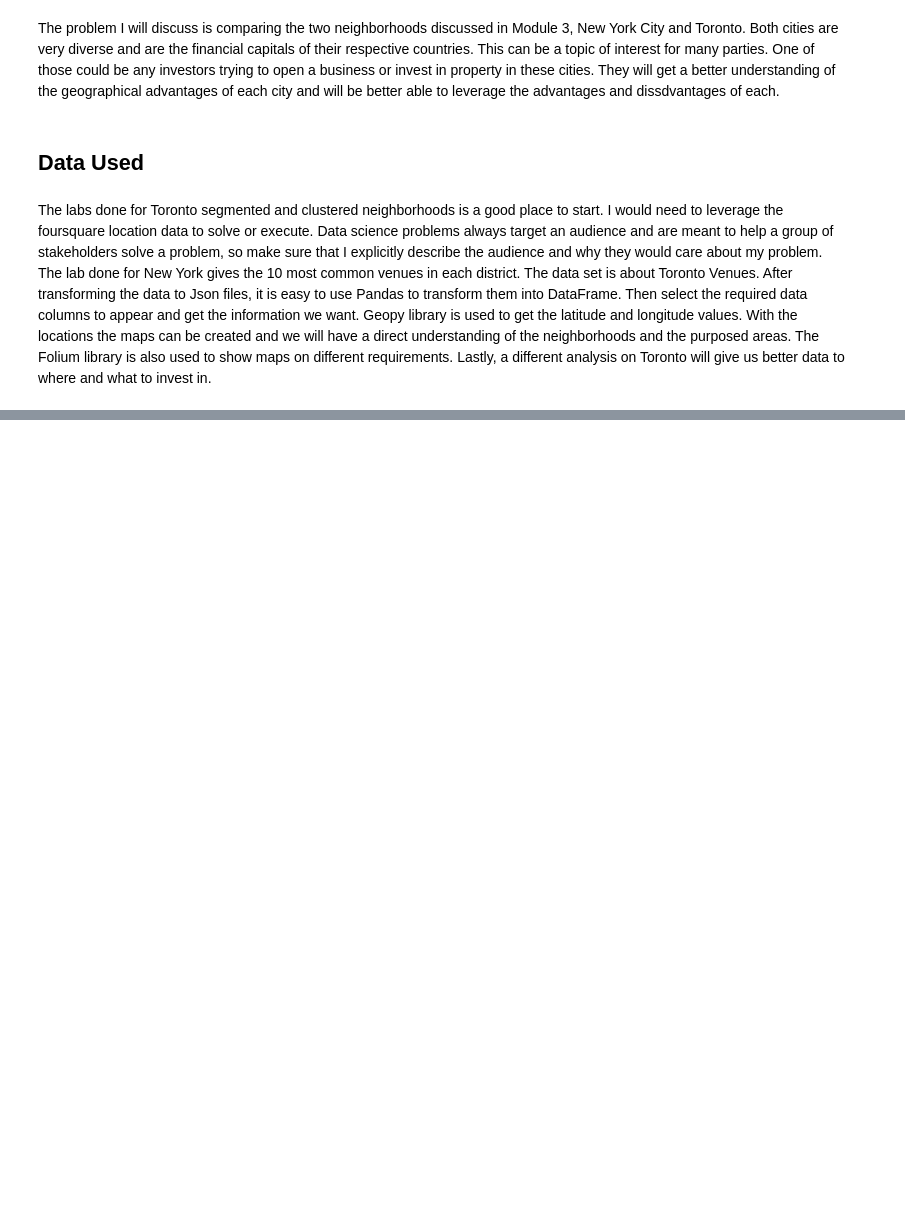
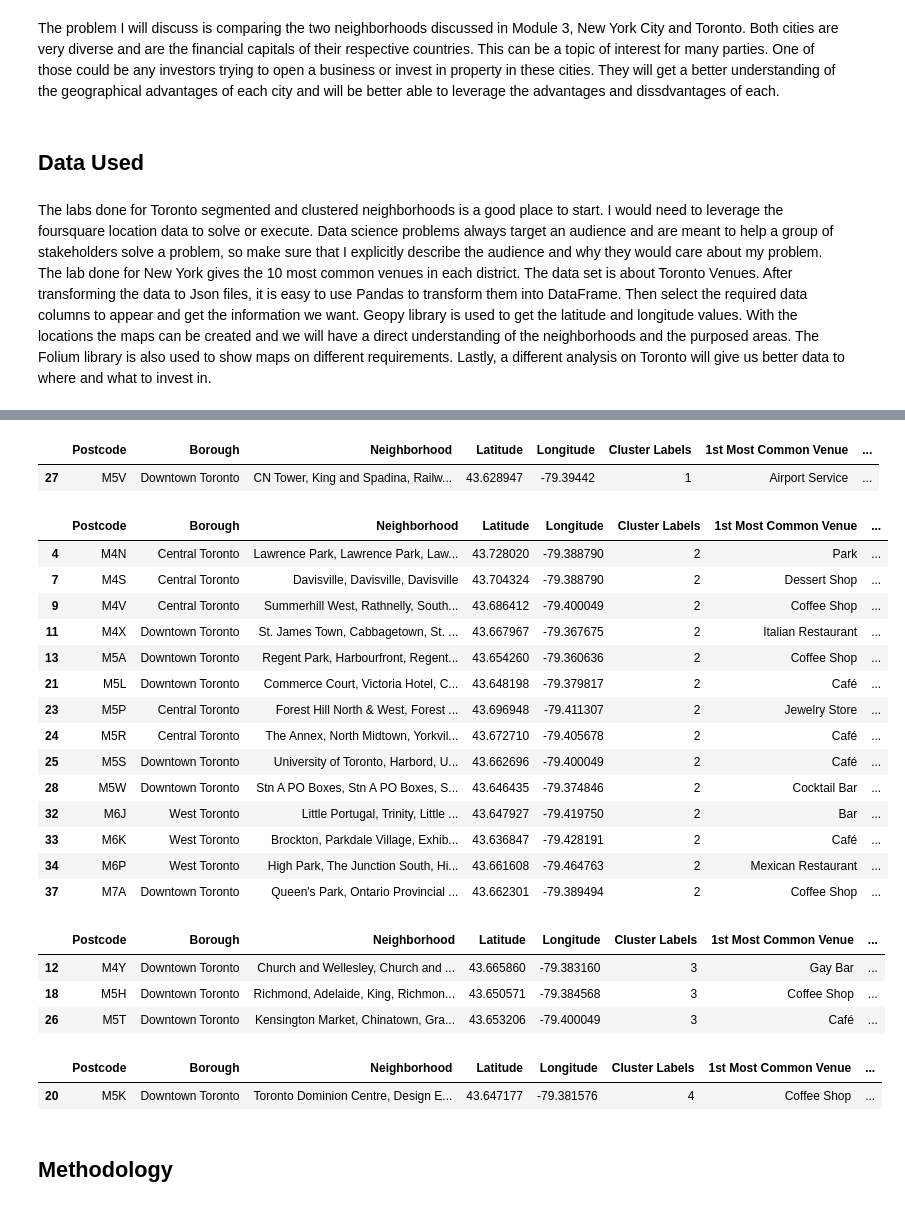
Before and after one commit to mfatima3/Coursera_Capstone, a Jupyter notebook: The Battle of Neighborhoods Report.ipynb, the cells around one changed output, grey strips where cells are left out. Drawn from its saved outputs; the diff is of its cells as text; code cells hidden in the pictures; blank space fills up the shorter version.

```diff
--- a/The Battle of Neighborhoods Report.ipynb
+++ b/The Battle of Neighborhoods Report.ipynb
@@ -10,0 +406,37 @@ The labs done for Toronto segmented and clustered neighborhoods is a good place
+# %%
+toronto_merged[toronto_merged['Cluster Labels']==1]
+# %% [output]
+|  | Postcode | Borough | Neighborhood | Latitude | Longitude | Cluster Labels | 1st Most Common Venue | ... |
+| 27 | M5V | Downtown Toronto | CN Tower, King and Spadina, Railw... | 43.628947 | -79.39442 | 1 | Airport Service | ... |
+# %%
+toronto_merged[toronto_merged['Cluster Labels']==2]
+# %% [output]
+|  | Postcode | Borough | Neighborhood | Latitude | Longitude | Cluster Labels | 1st Most Common Venue | ... |
+| 4 | M4N | Central Toronto | Lawrence Park, Lawrence Park, Law... | 43.728020 | -79.388790 | 2 | Park | ... |
+| 7 | M4S | Central Toronto | Davisville, Davisville, Davisville | 43.704324 | -79.388790 | 2 | Dessert Shop | ... |
+| 9 | M4V | Central Toronto | Summerhill West, Rathnelly, South... | 43.686412 | -79.400049 | 2 | Coffee Shop | ... |
+| 11 | M4X | Downtown Toronto | St. James Town, Cabbagetown, St. ... | 43.667967 | -79.367675 | 2 | Italian Restaurant | ... |
+| 13 | M5A | Downtown Toronto | Regent Park, Harbourfront, Regent... | 43.654260 | -79.360636 | 2 | Coffee Shop | ... |
+| 21 | M5L | Downtown Toronto | Commerce Court, Victoria Hotel, C... | 43.648198 | -79.379817 | 2 | Café | ... |
+| 23 | M5P | Central Toronto | Forest Hill North & West, Forest ... | 43.696948 | -79.411307 | 2 | Jewelry Store | ... |
+| 24 | M5R | Central Toronto | The Annex, North Midtown, Yorkvil... | 43.672710 | -79.405678 | 2 | Café | ... |
+| 25 | M5S | Downtown Toronto | University of Toronto, Harbord, U... | 43.662696 | -79.400049 | 2 | Café | ... |
+| 28 | M5W | Downtown Toronto | Stn A PO Boxes, Stn A PO Boxes, S... | 43.646435 | -79.374846 | 2 | Cocktail Bar | ... |
+| 32 | M6J | West Toronto | Little Portugal, Trinity, Little ... | 43.647927 | -79.419750 | 2 | Bar | ... |
+| 33 | M6K | West Toronto | Brockton, Parkdale Village, Exhib... | 43.636847 | -79.428191 | 2 | Café | ... |
+| 34 | M6P | West Toronto | High Park, The Junction South, Hi... | 43.661608 | -79.464763 | 2 | Mexican Restaurant | ... |
+| 37 | M7A | Downtown Toronto | Queen's Park, Ontario Provincial ... | 43.662301 | -79.389494 | 2 | Coffee Shop | ... |
+# %%
+toronto_merged[toronto_merged['Cluster Labels']==3]
+# %% [output]
+|  | Postcode | Borough | Neighborhood | Latitude | Longitude | Cluster Labels | 1st Most Common Venue | ... |
+| 12 | M4Y | Downtown Toronto | Church and Wellesley, Church and ... | 43.665860 | -79.383160 | 3 | Gay Bar | ... |
+| 18 | M5H | Downtown Toronto | Richmond, Adelaide, King, Richmon... | 43.650571 | -79.384568 | 3 | Coffee Shop | ... |
+| 26 | M5T | Downtown Toronto | Kensington Market, Chinatown, Gra... | 43.653206 | -79.400049 | 3 | Café | ... |
+# %%
+toronto_merged[toronto_merged['Cluster Labels']==4]
+# %% [output]
+|  | Postcode | Borough | Neighborhood | Latitude | Longitude | Cluster Labels | 1st Most Common Venue | ... |
+| 20 | M5K | Downtown Toronto | Toronto Dominion Centre, Design E... | 43.647177 | -79.381576 | 4 | Coffee Shop | ... |
+# %% [markdown]
+## Methodology
```
Also changed, not shown: parts of 29 cells of this notebook.
